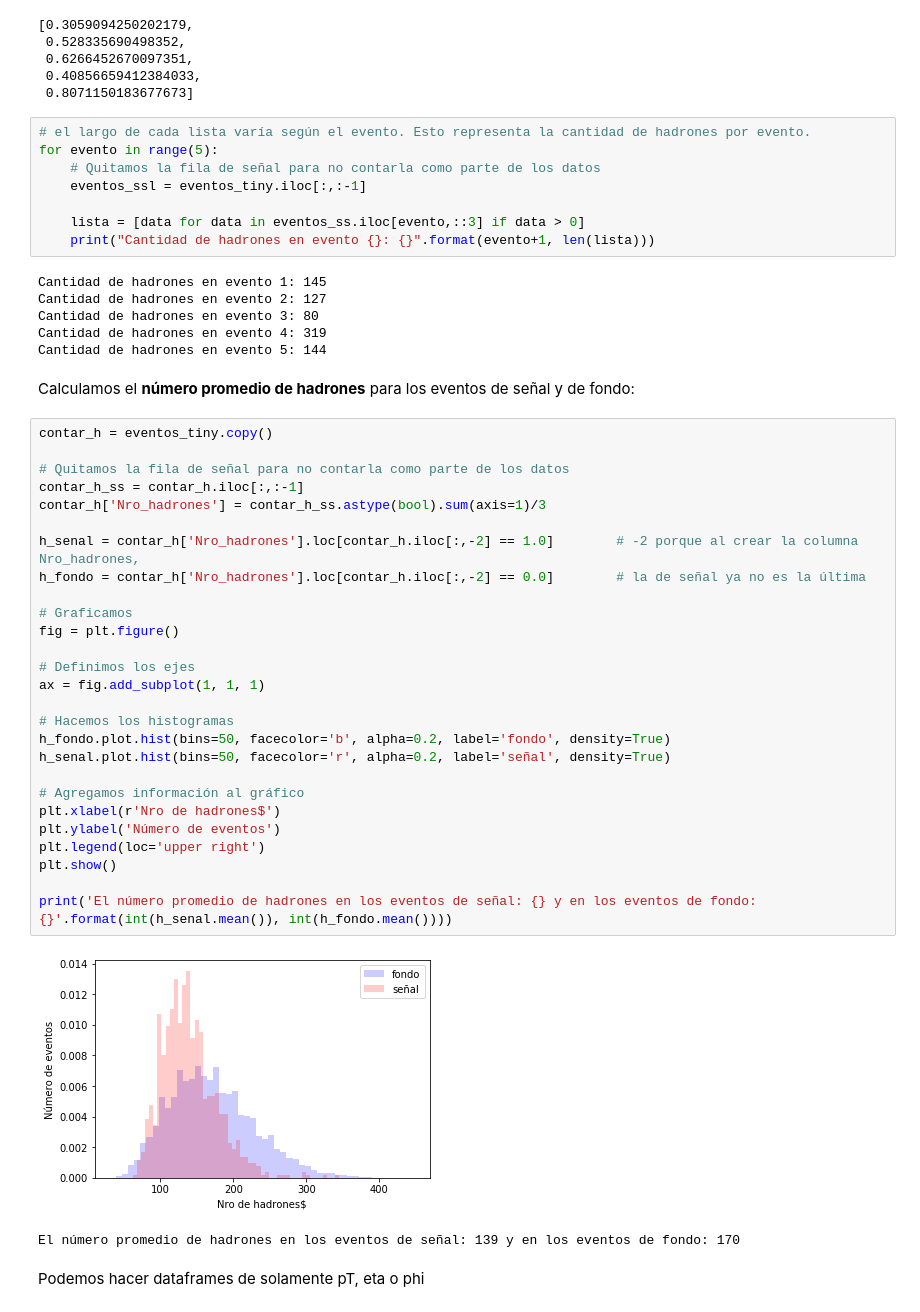
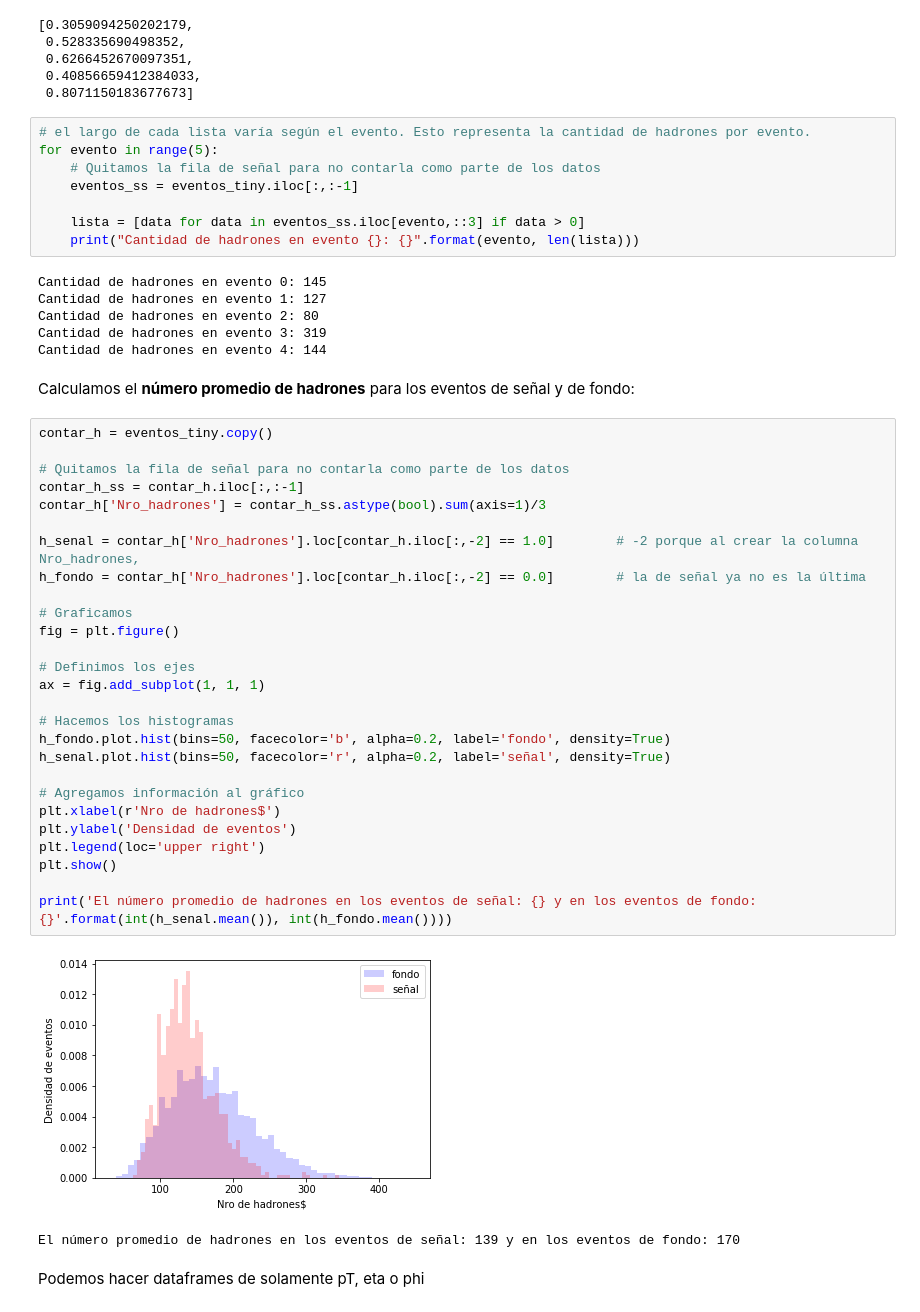
Before and after one commit to marianaiv/tesis_grado_UCV, a Jupyter notebook: Analisis/Analisis_datos_RD.ipynb, the cells around one changed output. Drawn from its saved outputs; the diff is of its cells as text.

```diff
--- a/Analisis/Analisis_datos_RD.ipynb
+++ b/Analisis/Analisis_datos_RD.ipynb
@@ -119,47 +130,47 @@ lista[0:5]
 # el largo de cada lista varía según el evento. Esto representa la cantidad de hadrones por evento.
 for evento in range(5):
     # Quitamos la fila de señal para no contarla como parte de los datos
-    eventos_ssl = eventos_tiny.iloc[:,:-1]
+    eventos_ss = eventos_tiny.iloc[:,:-1]
 
     lista = [data for data in eventos_ss.iloc[evento,::3] if data > 0]
-    print("Cantidad de hadrones en evento {}: {}".format(evento+1, len(lista)))
+    print("Cantidad de hadrones en evento {}: {}".format(evento, len(lista)))
 # %% [output]
-Cantidad de hadrones en evento 1: 145
-Cantidad de hadrones en evento 2: 127
-Cantidad de hadrones en evento 3: 80
-Cantidad de hadrones en evento 4: 319
-Cantidad de hadrones en evento 5: 144
+Cantidad de hadrones en evento 0: 145
+Cantidad de hadrones en evento 1: 127
+Cantidad de hadrones en evento 2: 80
+Cantidad de hadrones en evento 3: 319
+Cantidad de hadrones en evento 4: 144
 # %% [markdown]
 Calculamos el **número promedio de hadrones** para los eventos de señal y de fondo:
 # %%
 contar_h = eventos_tiny.copy()
 
 # Quitamos la fila de señal para no contarla como parte de los datos
 contar_h_ss = contar_h.iloc[:,:-1]
 contar_h['Nro_hadrones'] = contar_h_ss.astype(bool).sum(axis=1)/3
 
 h_senal = contar_h['Nro_hadrones'].loc[contar_h.iloc[:,-2] == 1.0]        # -2 porque al crear la columna Nro_hadrones,
 h_fondo = contar_h['Nro_hadrones'].loc[contar_h.iloc[:,-2] == 0.0]        # la de señal ya no es la última
 
 # Graficamos
 fig = plt.figure()
 
 # Definimos los ejes
 ax = fig.add_subplot(1, 1, 1)
 
 # Hacemos los histogramas
 h_fondo.plot.hist(bins=50, facecolor='b', alpha=0.2, label='fondo', density=True)
 h_senal.plot.hist(bins=50, facecolor='r', alpha=0.2, label='señal', density=True)
 
 # Agregamos información al gráfico
 plt.xlabel(r'Nro de hadrones$')
-plt.ylabel('Número de eventos')
+plt.ylabel('Densidad de eventos')
 plt.legend(loc='upper right')
 plt.show()
 
 print('El número promedio de hadrones en los eventos de señal: {} y en los eventos de fondo: {}'.format(int(h_senal.mean()), int(h_fondo.mean())))
 # %% [output]
-[figure, old version]
+[figure, new version]
 El número promedio de hadrones en los eventos de señal: 139 y en los eventos de fondo: 170
 # %% [markdown]
 Podemos hacer dataframes de solamente pT, eta o phi
```
Also changed, not shown: parts of 21 cells of this notebook.
